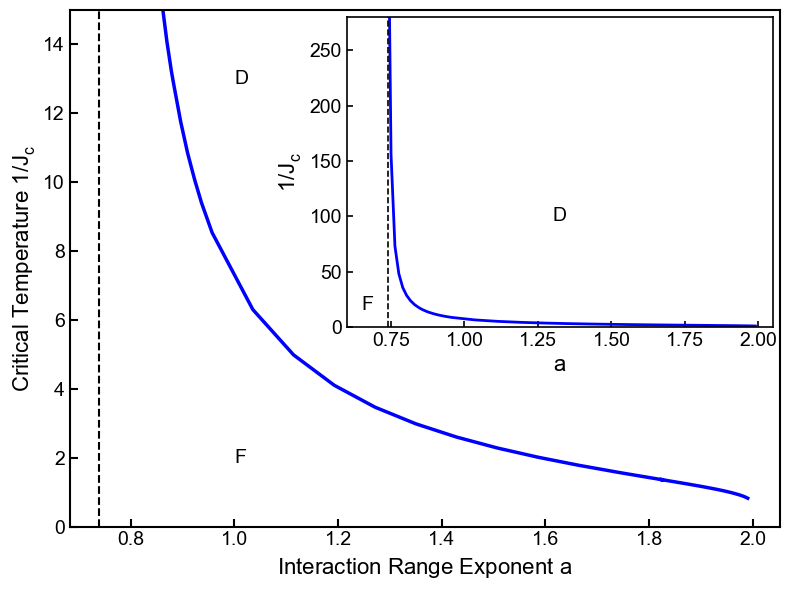
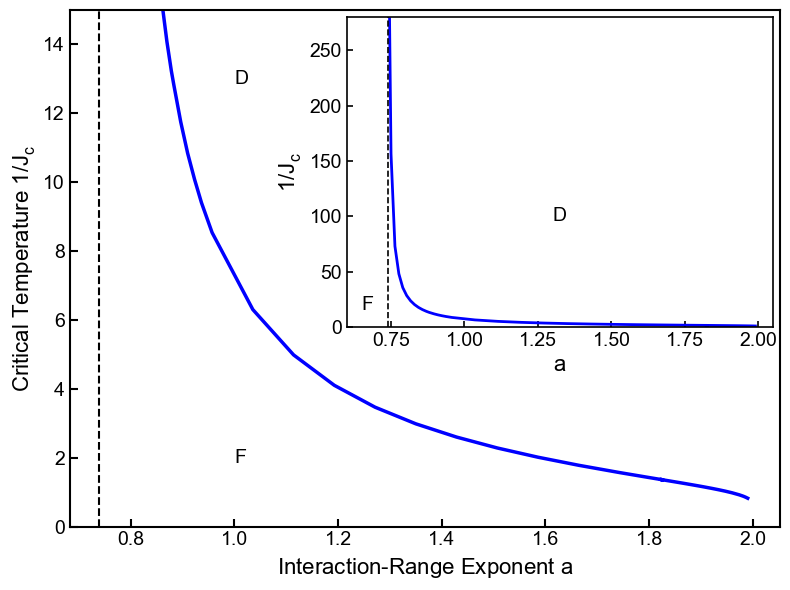
Unified diff of the notebook cell whose output changed from the first chart to the second:
--- before
+++ after
@@ -2,10 +2,7 @@
 import matplotlib.pyplot as plt
 from mpl_toolkits.axes_grid1.inset_locator import inset_axes
-import sys, os
-sys.path.append(os.path.abspath(os.path.join(os.getcwd(), '..', 'lib')))
-from utils import load_exponents_csv
 
 # Load the saved exponents data
-loaded_data = load_exponents_csv(filename="../data/exponents.csv")
+loaded_data = np.loadtxt("../data/exponents.csv", delimiter=',', skiprows=1, unpack=True)
 n_values, Jcs, nus, alphas, etas, deltas, betas, gammas = loaded_data
 
@@ -20,7 +17,8 @@
 ax.plot(n_values, 1/Jcs, marker='', color='b', linewidth=2.5)
 ax.axvline(x=0.74, color='k', linestyle='--', linewidth=1.5)
-ax.set_xlabel('Interaction Range Exponent $a$', fontsize=16, fontweight='normal')
+ax.set_xlabel('Interaction-Range Exponent $a$', fontsize=16, fontweight='normal')
 ax.set_ylabel('Critical Temperature $1/J_c$', fontsize=16, fontweight='normal')
 ax.grid(False)
+#ax.set_xlim(0, 2.2)
 ax.set_ylim(0, 15)
 ax.tick_params(axis='both', which='major', labelsize=14, width=1.5, length=6, direction='in')
@@ -51,4 +49,4 @@
 
 # Save and show the plot
-#plt.savefig('../figures/critical_temperature.png', bbox_inches='tight')
+plt.savefig('../figures/critical_temperature.eps', bbox_inches='tight')
 plt.show()

Commit: Regenerate figures and update notebooks